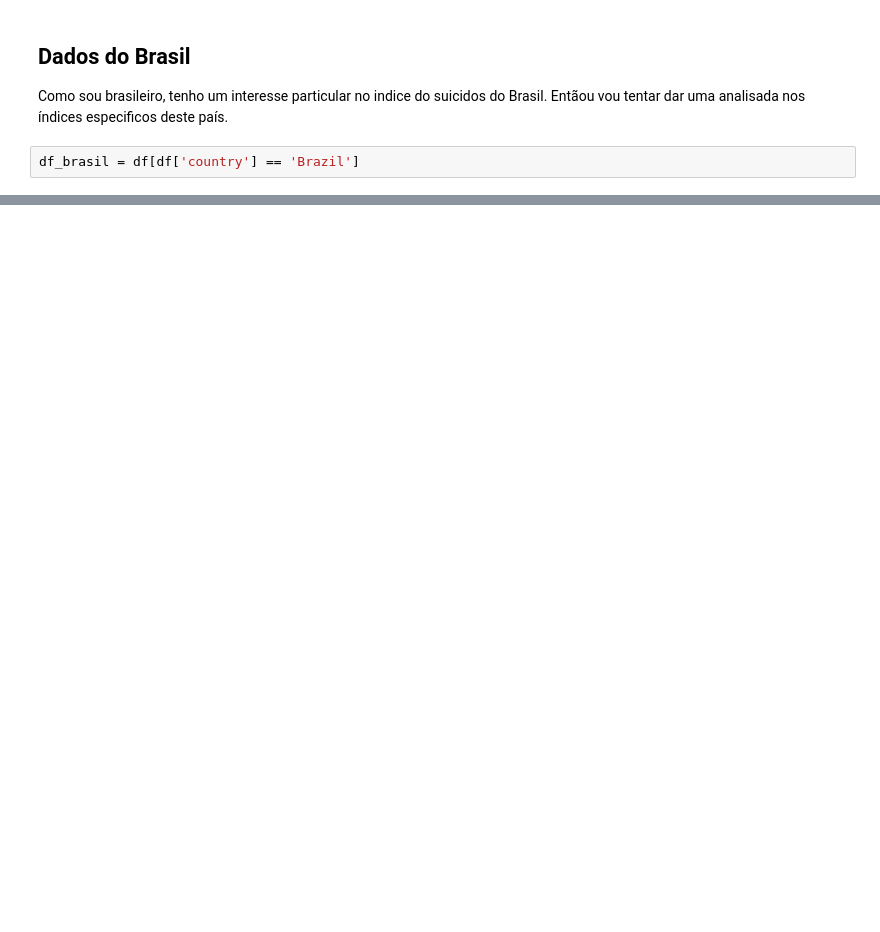
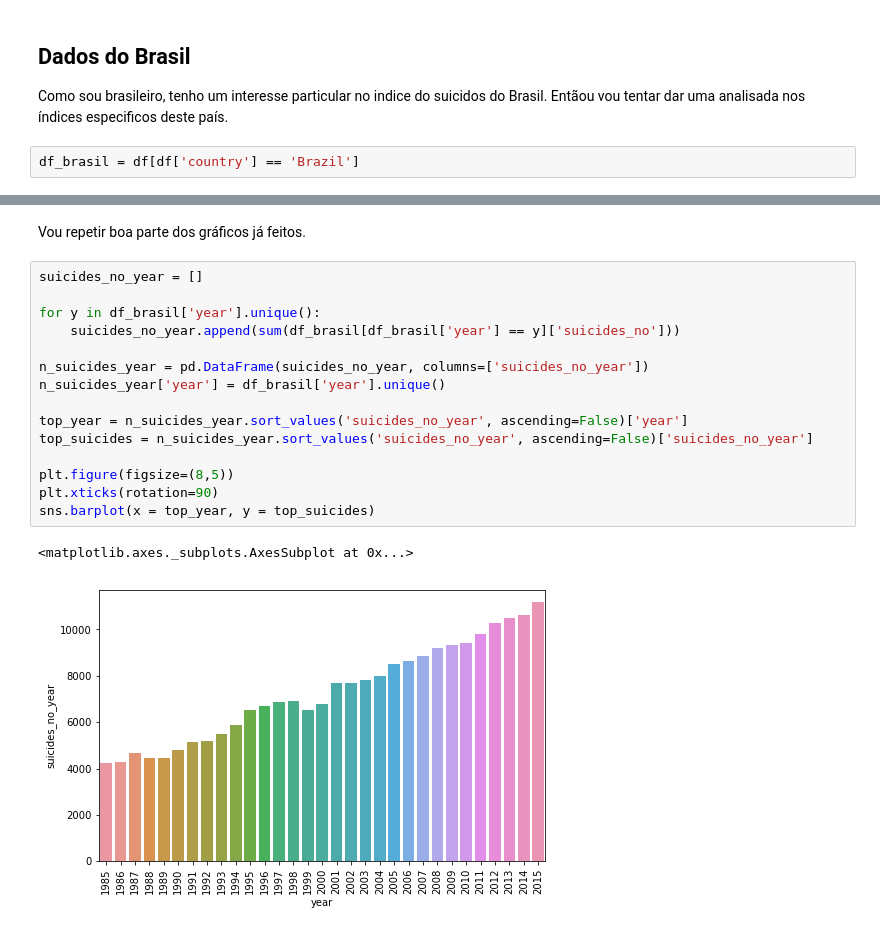
Before and after one commit to lmeazzini/Suicidal-analysis, a Jupyter notebook: Análise dos suicidios - Português.ipynb, the cells around one changed output, grey strips where cells are left out. Saved outputs shown, nothing was run; the diff lists cells and outputs as text; blank space fills up the shorter version.

```diff
--- a/Análise dos suicidios - Português.ipynb
+++ b/Análise dos suicidios - Português.ipynb
@@ -308,0 +366,20 @@ See the caveats in the documentation: http://pandas.pydata.org/pandas-docs/stabl
+# %% [markdown]
+Vou repetir boa parte dos gráficos já feitos.
+# %%
+suicides_no_year = []
+
+for y in df_brasil['year'].unique():
+    suicides_no_year.append(sum(df_brasil[df_brasil['year'] == y]['suicides_no']))
+
+n_suicides_year = pd.DataFrame(suicides_no_year, columns=['suicides_no_year'])
+n_suicides_year['year'] = df_brasil['year'].unique()
+
+top_year = n_suicides_year.sort_values('suicides_no_year', ascending=False)['year']
+top_suicides = n_suicides_year.sort_values('suicides_no_year', ascending=False)['suicides_no_year']
+
+plt.figure(figsize=(8,5))
+plt.xticks(rotation=90)
+sns.barplot(x = top_year, y = top_suicides)
+# %% [output]
+<matplotlib.axes._subplots.AxesSubplot at 0x...>
+[figure, added]
```
Also changed, not shown: parts of 21 cells of this notebook.
